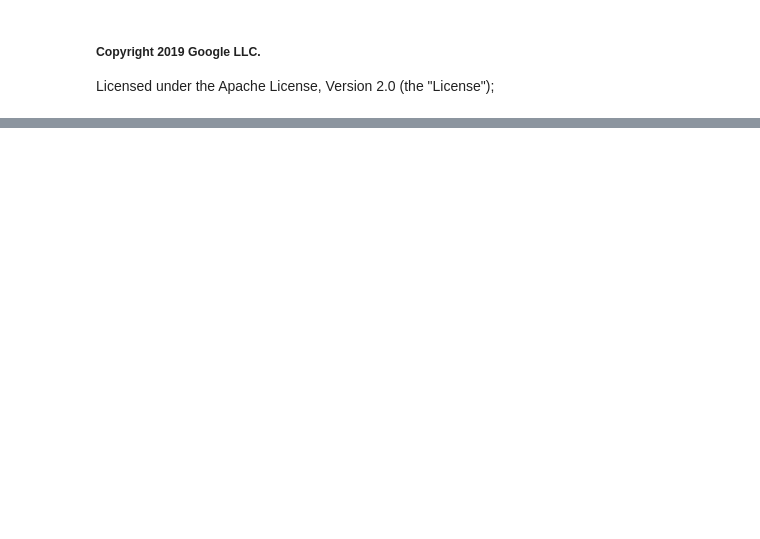
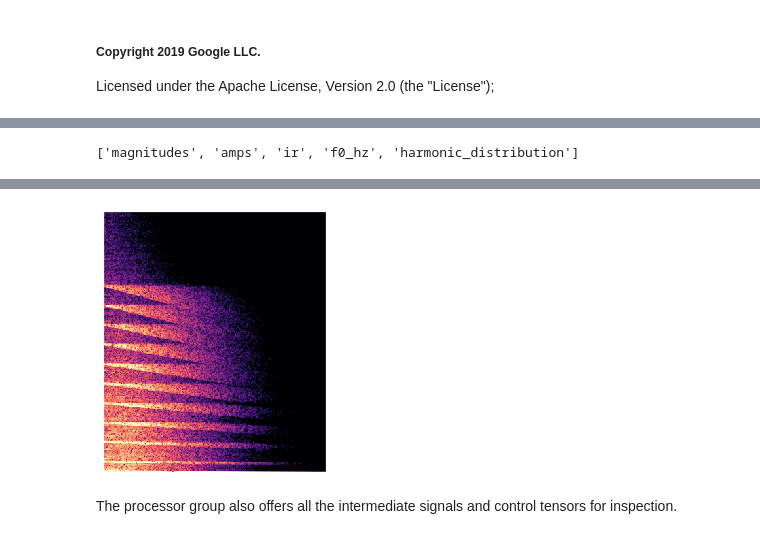
Before and after one commit to magenta/ddsp, a Jupyter notebook: ddsp/tutorials/2_processor_group.ipynb, the cells around one changed output, grey strips where cells are left out. Cells and saved outputs as stored; diff of their text form; code cells hidden in the pictures; blank space fills up the shorter version.

```diff
--- a/ddsp/tutorials/2_processor_group.ipynb
+++ b/ddsp/tutorials/2_processor_group.ipynb
@@ -63,0 +178,27 @@ def specplot(audio, vmin=-5, vmax=1, rotate=True, size=512 + 256):
+# %%
+print(inputs.keys())
+# %% [output]
+['magnitudes', 'amps', 'ir', 'f0_hz', 'harmonic_distribution']
+# %%
+additive = ddsp.synths.Additive(n_samples=n_samples, name='additive')
+noise = ddsp.synths.FilteredNoise(n_samples=n_samples, name='noise')
+reverb = ddsp.effects.Reverb(name='reverb')
+add = ddsp.processors.Add(name='add')
+# %%
+# Processor group DAG
+
+dag = [
+  (additive, ['amps', 'harmonic_distribution', 'f0_hz']),
+  (noise, ['magnitudes']),
+  (add, ['additive/signal', 'noise/signal']),
+  (reverb, ['ir', 'add/signal'])
+]
+
+processor_group = ddsp.processors.ProcessorGroup(dag=dag)
+audio_out = processor_group.get_signal(inputs)
+# %%
+# Play the audio
+audio_np = audio_out.eval()[0, :]
+play(audio_np)
+specplot(audio_np)
+# %% [output]
@@ -63,0 +206,3 @@ def specplot(audio, vmin=-5, vmax=1, rotate=True, size=512 + 256):
+[figure, added]
+# %% [markdown]
+The processor group also offers all the intermediate signals and control tensors for inspection.
```
Also changed, not shown: parts of 21 cells of this notebook, 3 other files.
